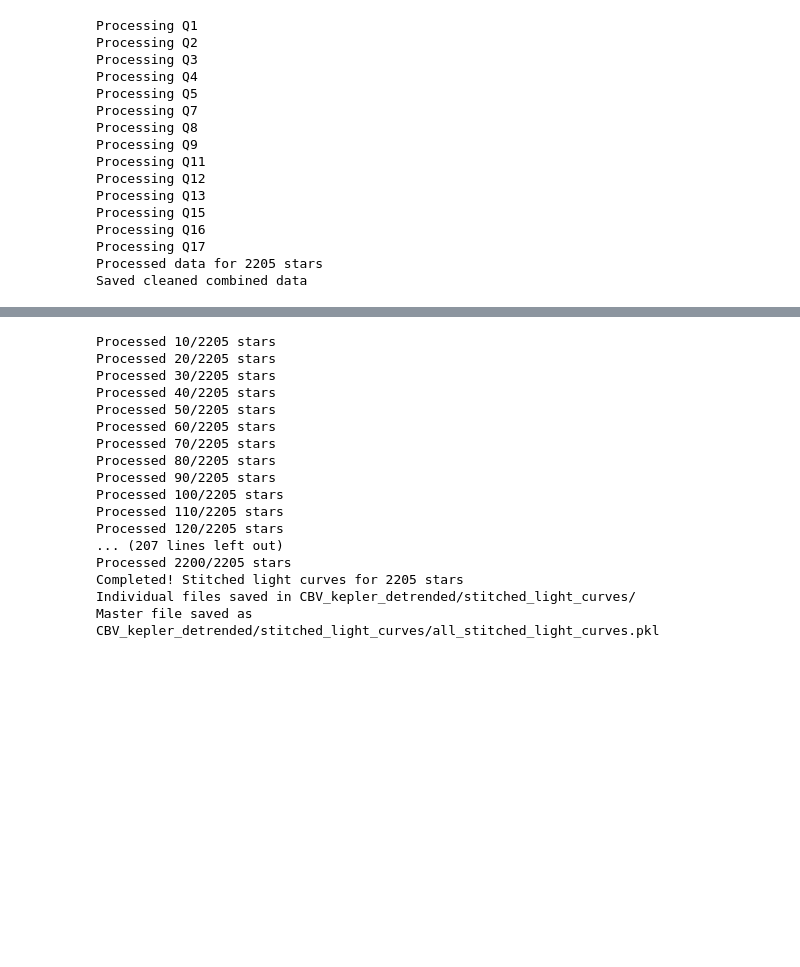
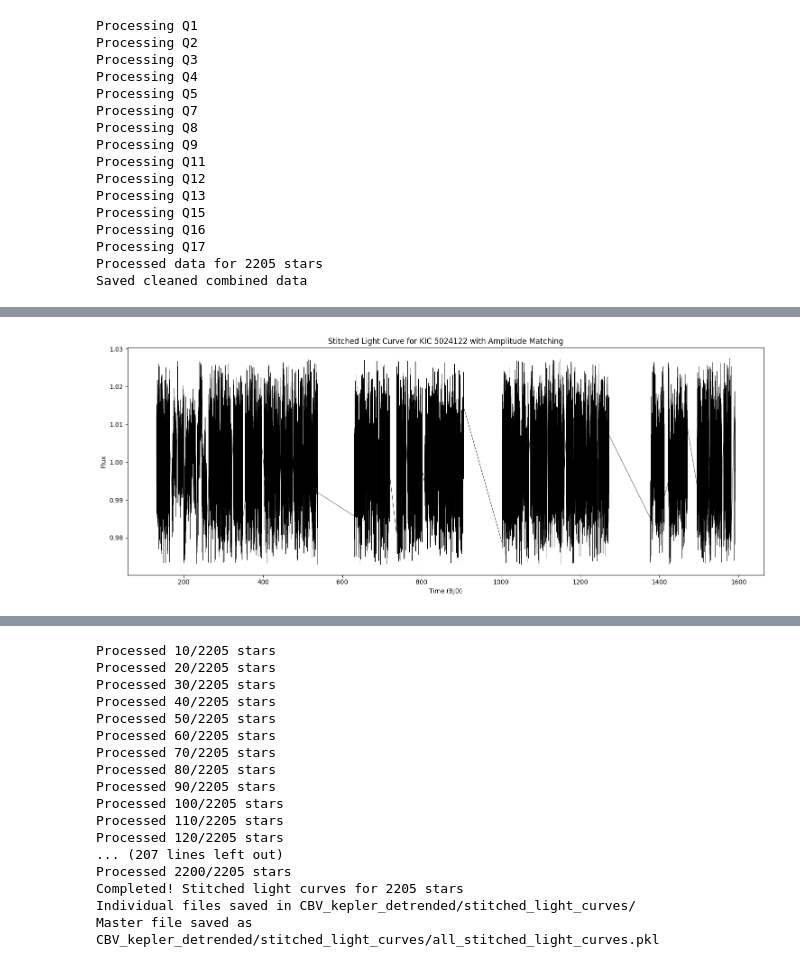
Before and after one commit to ssagynbayeva/detrending-Kepler-with-CBVs, a Jupyter notebook: cbv.ipynb, the cells around one changed output, grey strips where cells are left out. Saved outputs shown, nothing was run; the diff lists cells and outputs as text; code cells hidden in the pictures; blank space fills up the shorter version.

Commit message:
removed nans, changed the amplitudes

```diff
--- a/cbv.ipynb
+++ b/cbv.ipynb
@@ -688,0 +690,99 @@ Time span: 131.51 to 1591.00
+# %%
+star_data = combined_data[target_kic]
+
+all_times = []
+all_flux = []
+quarter_boundaries = []
+quarter_stats = []
+
+# First pass: calculate the amplitude for each quarter
+for i, quarter in enumerate(star_data['quarters']):
+    flux = np.array(star_data['flux'][i])
+
+    # Skip if not enough data
+    if len(flux) < 20:
+        quarter_stats.append(None)
+        continue
+
+    # Use robust percentiles for amplitude calculation
+    p05 = np.percentile(flux, 5)
+    p95 = np.percentile(flux, 95)
+    amplitude = p95 - p05
+
+    quarter_stats.append({
+        'amplitude': amplitude,
+        'median': np.median(flux),
+        'p05': p05,
+        'p95': p95
+    })
+
+# Calculate target amplitude (median of all quarter amplitudes)
+valid_amplitudes = [q['amplitude'] for q in quarter_stats if q is not None]
+if valid_amplitudes:
+    target_amplitude = 0.03 #np.median(valid_amplitudes)
+else:
+    target_amplitude = 1.0  # Default if no valid amplitudes
+
+# Second pass: add data with amplitude matching
+for i, quarter in enumerate(star_data['quarters']):
+    if i >= len(quarter_stats) or quarter_stats[i] is None:
+        continue
+
+    flux = np.array(star_data['flux'][i])
+    times = np.array(star_data['time'][i])
+
+    # Skip if there's no data in this quarter
+    if len(flux) == 0:
+        continue
+
+    # Record the start of this quarter's data
+    if len(all_times) > 0:
+        quarter_boundaries.append(len(all_times))
+
+    # Adjust amplitude to match the target amplitude
+    current_amplitude = quarter_stats[i]['amplitude']
+    if current_amplitude > 0:
+        # Scale to match target amplitude
+        scaling_factor = target_amplitude / current_amplitude
+        # Center around zero, scale, then recenter
+        centered_flux = flux - quarter_stats[i]['median']
+        scaled_flux = centered_flux * scaling_factor
+        # Hard-coded to center around 1
+        adjusted_flux = scaled_flux + 1 #+ quarter_stats[i]['median']
+    else:
+        adjusted_flux = flux
+
+    # Add to combined arrays
+    all_times.extend(times)
+    all_flux.extend(adjusted_flux)
+
+# Sort the data by time to ensure proper sequence
+sorted_indices = np.argsort(all_times)
+all_times = np.array(all_times)[sorted_indices]
+all_flux = np.array(all_flux)[sorted_indices]
+
+# Final outlier removal across the whole dataset
+median = np.median(all_flux)
+mad = np.median(np.abs(all_flux - median))  # Median Absolute Deviation
+
+# Keep points within 10 MAD (more robust than standard deviations)
+mask = np.abs(all_flux - median) <= 5 * mad
+all_times = all_times[mask]
+all_flux = all_flux[mask]
+
+# Plot the stitched light curve
+plt.figure(figsize=(15, 6))
+plt.plot(all_times, all_flux, 'k-', linewidth=0.5)
+# plt.scatter(all_times, all_flux, s=1, c='blue')
+
+plt.xlabel('Time (BJD)')
+plt.ylabel('Flux')
+plt.title(f'Stitched Light Curve for KIC {target_kic} with Amplitude Matching')
+plt.tight_layout()
+plt.show()
+
+print(f"Stitched light curve for KIC {target_kic}")
+print(f"Total data points: {len(all_times)}")
+print(f"Time span: {min(all_times):.2f} to {max(all_times):.2f}")
+# %% [output]
+[figure, added]
```
Also changed, not shown: parts of 7 cells of this notebook.
